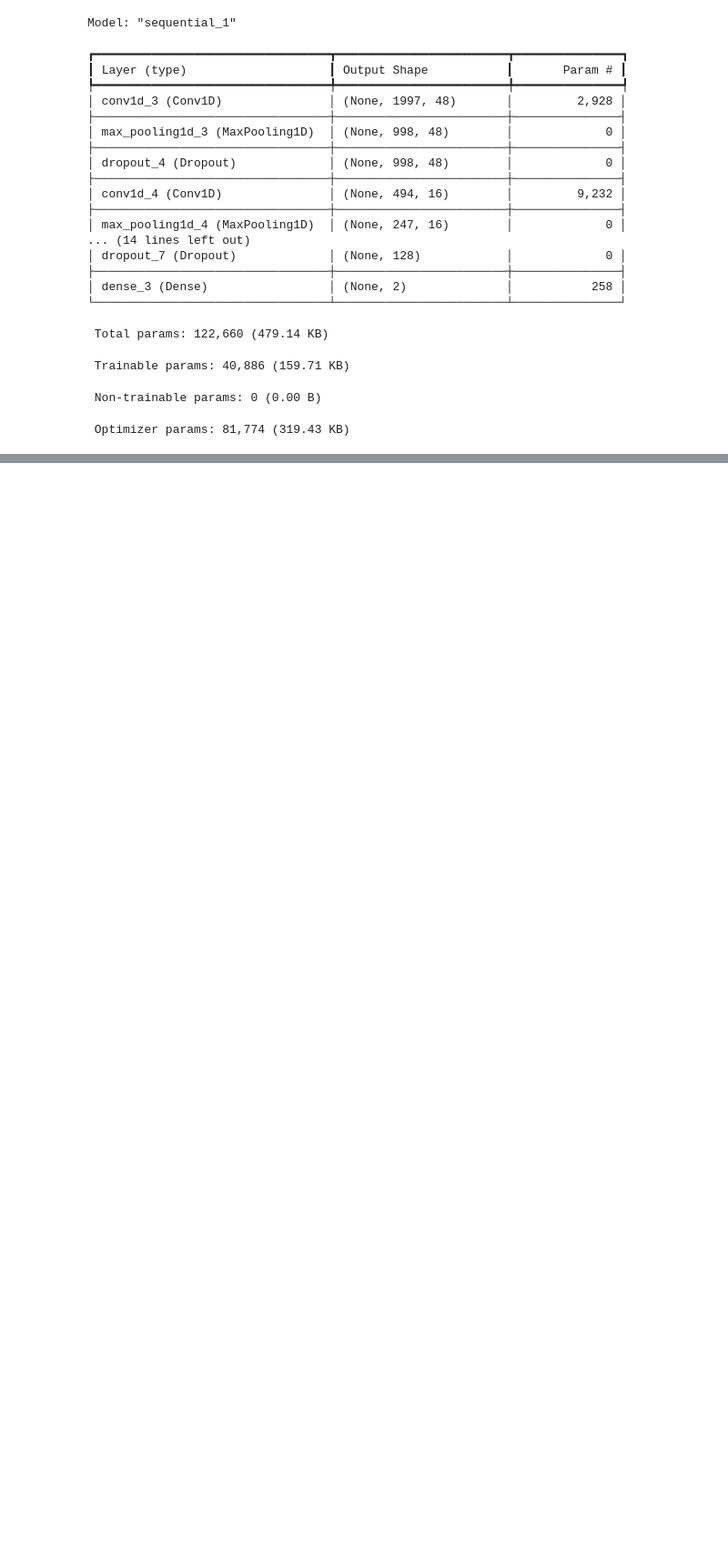
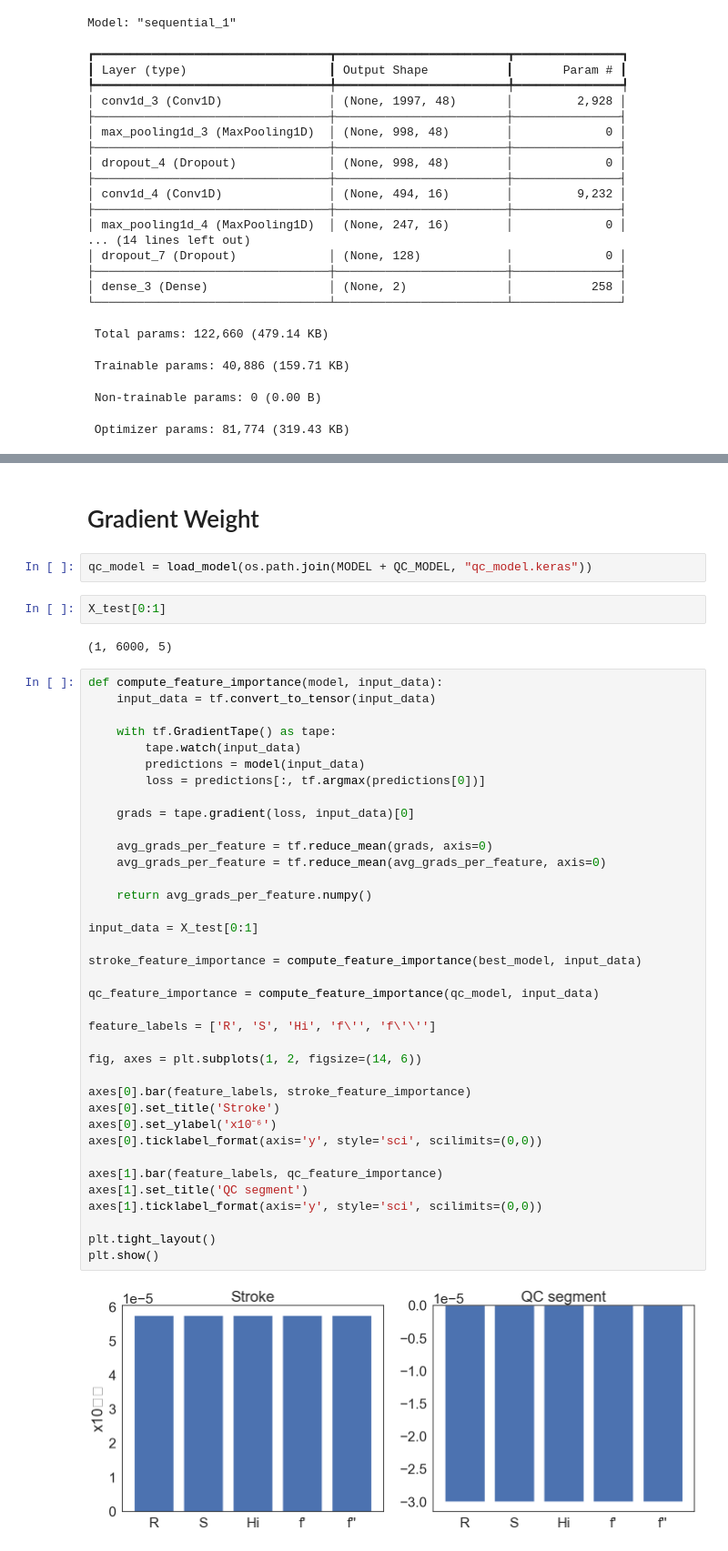
Before and after one commit to ng-anhhtuann/ecg-stroke-prediction, a Jupyter notebook: elderly-stroke/scripts/stroke_model_train.ipynb, the cells around one changed output, grey strips where cells are left out. Shown at 91% size. Cells and saved outputs as stored; diff of their text form; blank space fills up the shorter version.

```diff
--- a/elderly-stroke/scripts/stroke_model_train.ipynb
+++ b/elderly-stroke/scripts/stroke_model_train.ipynb
@@ -518,0 +528,47 @@ Model: "sequential_1"
+# %% [markdown]
+# Gradient Weight
+# %%
+qc_model = load_model(os.path.join(MODEL + QC_MODEL, "qc_model.keras"))
+# %%
+X_test[0:1]
+# %% [output]
+(1, 6000, 5)
+# %%
+def compute_feature_importance(model, input_data):
+    input_data = tf.convert_to_tensor(input_data)
+
+    with tf.GradientTape() as tape:
+        tape.watch(input_data)
+        predictions = model(input_data)
+        loss = predictions[:, tf.argmax(predictions[0])]
+
+    grads = tape.gradient(loss, input_data)[0]
+
+    avg_grads_per_feature = tf.reduce_mean(grads, axis=0)
+    avg_grads_per_feature = tf.reduce_mean(avg_grads_per_feature, axis=0)
+
+    return avg_grads_per_feature.numpy()
+
+input_data = X_test[0:1]
+
+stroke_feature_importance = compute_feature_importance(best_model, input_data)
+
+qc_feature_importance = compute_feature_importance(qc_model, input_data)
+
+feature_labels = ['R', 'S', 'Hi', 'f\'', 'f\'\'']
+
+fig, axes = plt.subplots(1, 2, figsize=(14, 6))
+
+axes[0].bar(feature_labels, stroke_feature_importance)
+axes[0].set_title('Stroke')
+axes[0].set_ylabel('x10⁻⁶')
+axes[0].ticklabel_format(axis='y', style='sci', scilimits=(0,0))
+
+axes[1].bar(feature_labels, qc_feature_importance)
+axes[1].set_title('QC segment')
+axes[1].ticklabel_format(axis='y', style='sci', scilimits=(0,0))
+
+plt.tight_layout()
+plt.show()
+# %% [output]
+[figure, added]
```
Also changed, not shown: parts of 13 cells of this notebook, 1 other file.
